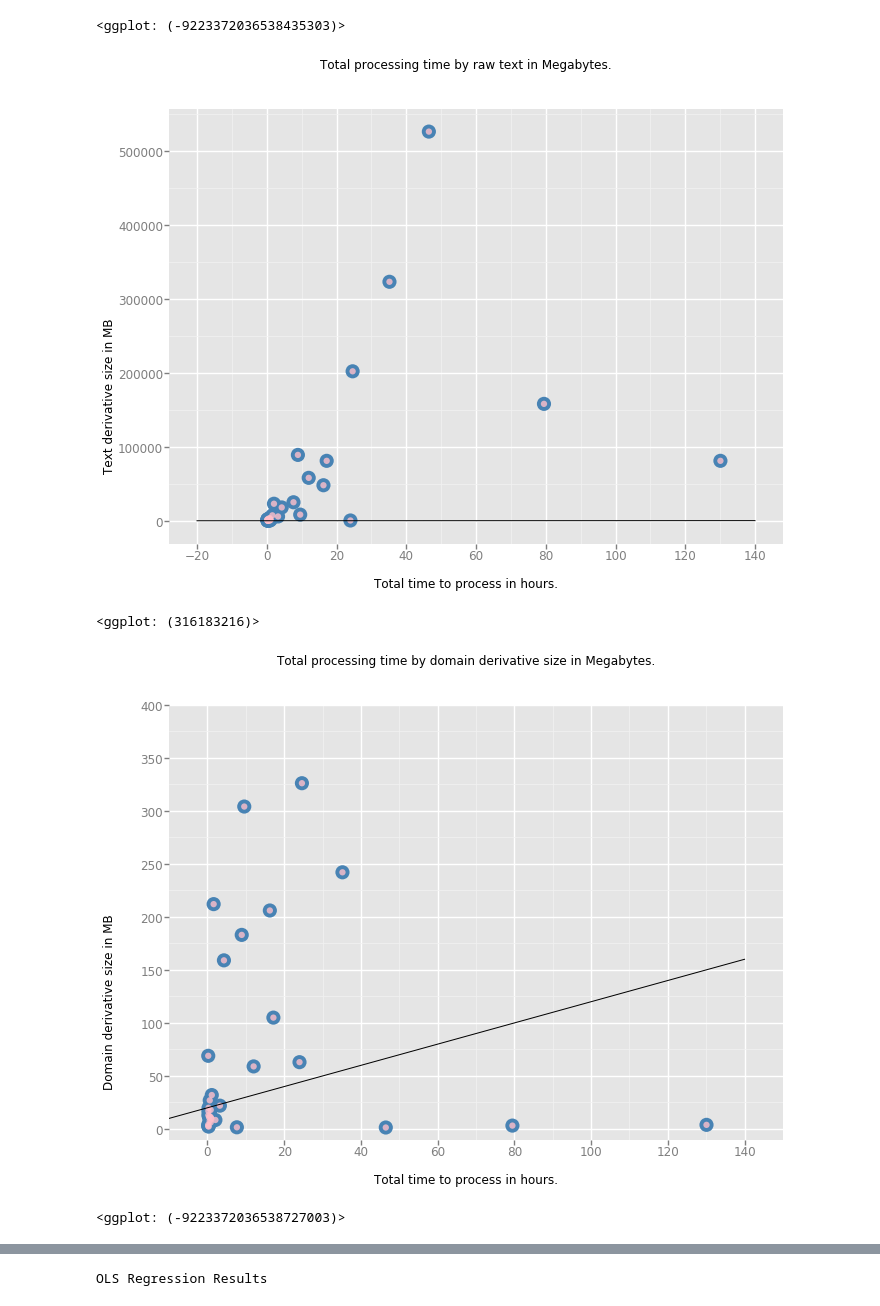
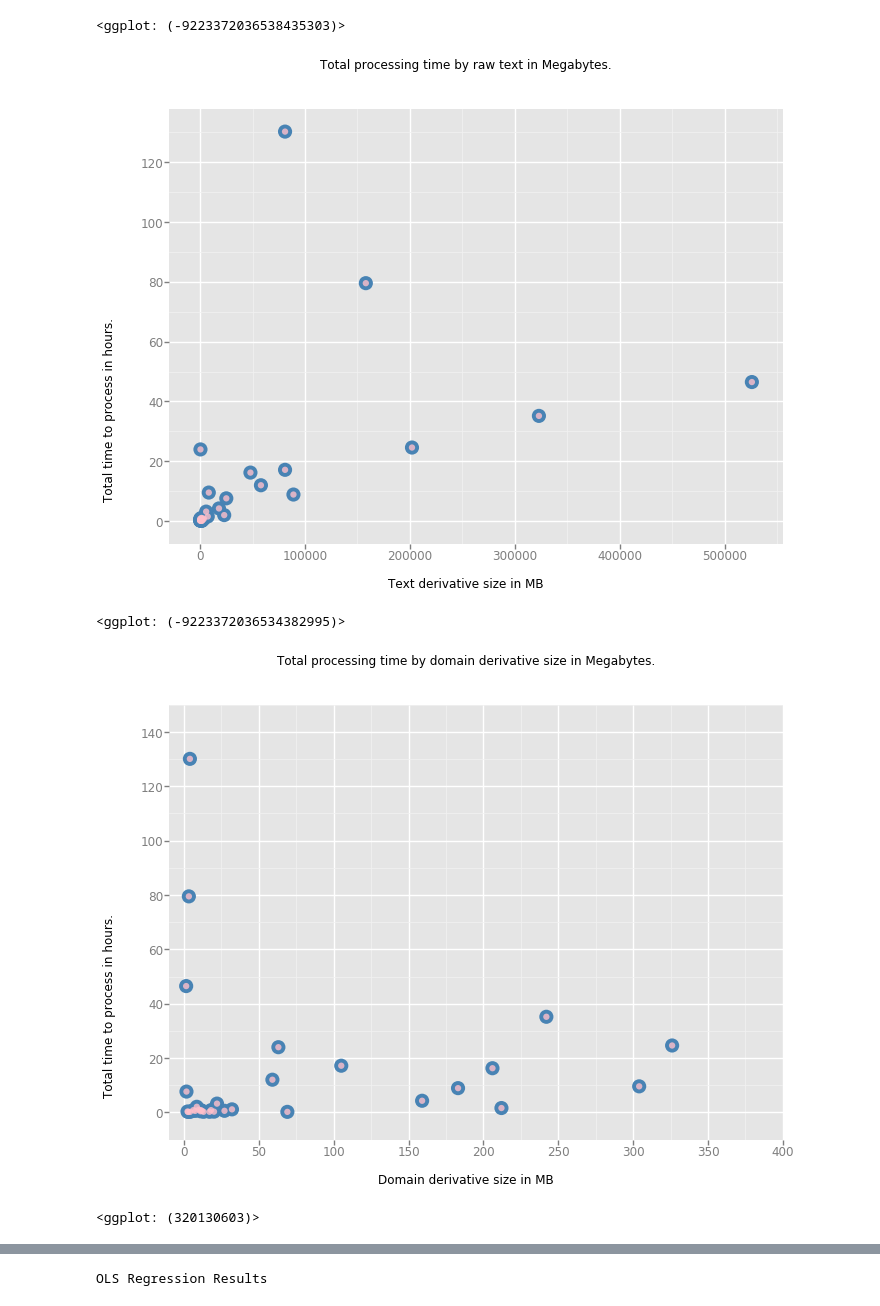
Before and after one commit to greebie/scatterdemo, a Jupyter notebook: Scatterplot Examples.ipynb, the cells around one changed output, grey strips where cells are left out. Drawn from its saved outputs; the diff is of its cells as text; code cells hidden in the pictures.

```diff
--- a/Scatterplot Examples.ipynb
+++ b/Scatterplot Examples.ipynb
@@ -89,32 +89,30 @@ ggplot(susData, aes(TOTALTIMEHOURS, SIZE)) +\
 <ggplot: (-9223372036538435303)>
 # %%
 TITLE = ggtitle("Total processing time by raw text in Megabytes.")
-XLAB = xlab("Total time to process in hours.")
-YLAB = ylab("Text derivative size in MB")
+XLAB = ylab("Total time to process in hours.")
+YLAB = xlab("Text derivative size in MB")
 XLIM = xlim(0, 200) # set limits for x-axis
 YLIM = ylim(0, 5) # set limits for y-axis, if desired
-ggplot(susData, aes(TOTALTIMEHOURS, TEXTSIZE)) +\
+ggplot(susData, aes(TEXTSIZE, TOTALTIMEHOURS)) +\
     defaultBackground +\
     defaultForeground +\
-    TITLE + XLAB + YLAB +\
-    geom_abline(intercept=20)
+    TITLE + XLAB + YLAB
 # %% [output]
-[figure, old version]
+[figure, new version]
-<ggplot: (316183216)>
+<ggplot: (-9223372036534382995)>
 # %%
 TITLE = ggtitle("Total processing time by domain derivative size in Megabytes.")
-XLAB = xlab("Total time to process in hours.")
-YLAB = ylab("Domain derivative size in MB")
-XLIM = xlim(-10, 150) # set limits for x-axis
-YLIM = ylim(-10, 400) # set limits for y-axis, if desired
-ggplot(susData, aes(TOTALTIMEHOURS, DOMAINSIZE)) +\
+XLAB = ylab("Total time to process in hours.")
+YLAB = xlab("Domain derivative size in MB")
+XLIM = xlim(-10, 400) # set limits for x-axis
+YLIM = ylim(-10, 150) # set limits for y-axis, if desired
+ggplot(susData, aes(DOMAINSIZE, TOTALTIMEHOURS)) +\
     defaultBackground +\
     defaultForeground +\
     TITLE + XLAB + YLAB +\
-    XLIM + YLIM +\
-    geom_abline(intercept=20)
+    XLIM + YLIM
 # %% [output]
-[figure, old version]
+[figure, new version]
-<ggplot: (-9223372036538727003)>
+<ggplot: (320130603)>
 # %%
 TITLE = ggtitle("Total processing time by gephi derivative size in Megabytes.")
```
Also changed, not shown: parts of 4 cells of this notebook.
